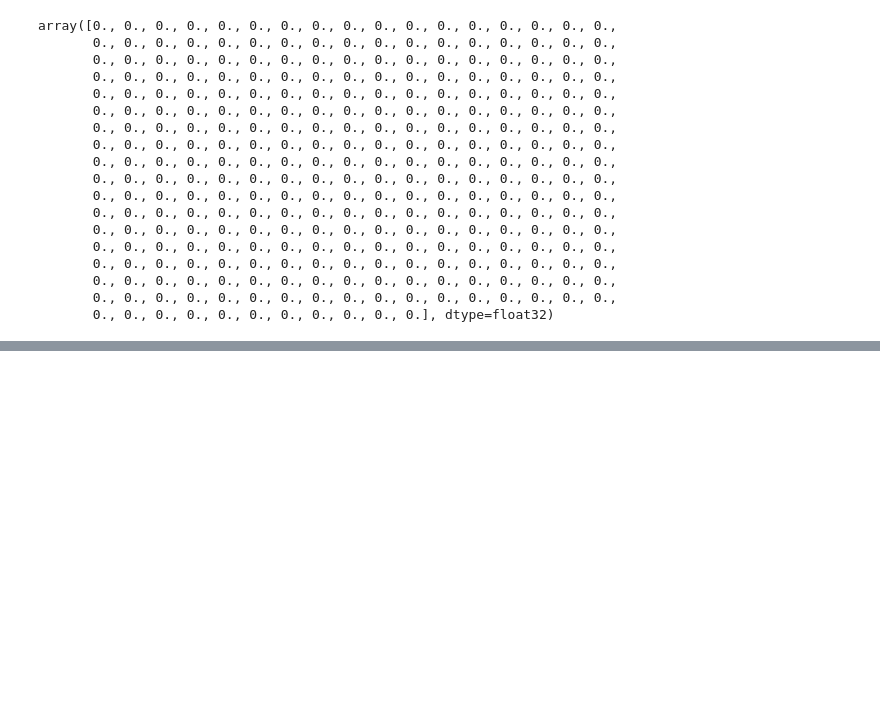
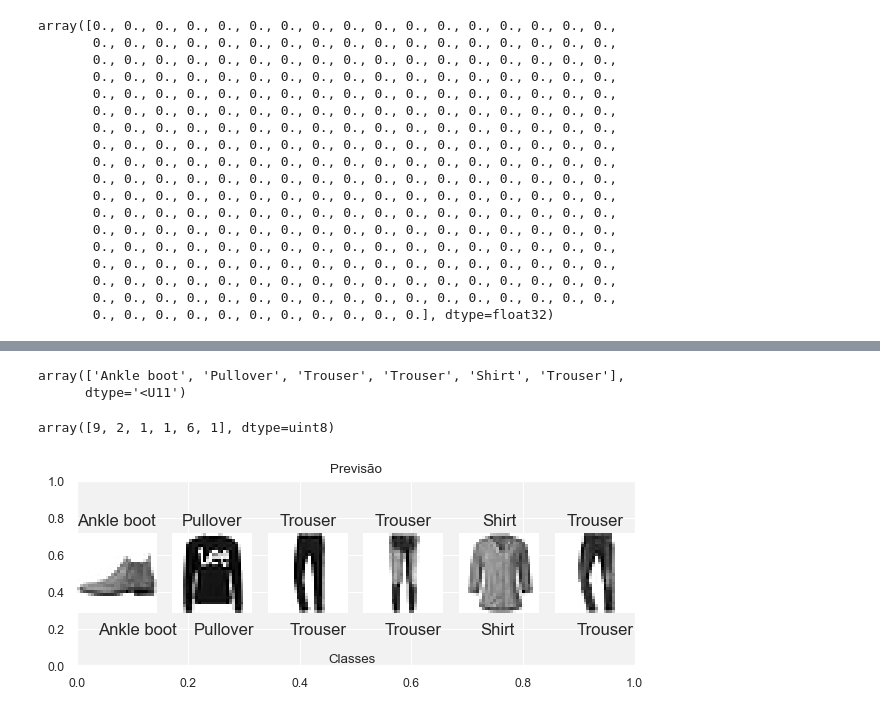
Before and after one commit to Krupique/ai-projects, a Jupyter notebook: 02-basic-projects/basic-classifier.ipynb, the cells around one changed output, grey strips where cells are left out. Cells and saved outputs as stored; diff of their text form; code cells hidden in the pictures; blank space fills up the shorter version.

Commit message:
Creating predicts

```diff
--- a/02-basic-projects/basic-classifier.ipynb
+++ b/02-basic-projects/basic-classifier.ipynb
@@ -163,0 +207,4 @@ array([0., 0., 0., 0., 0., 0., 0., 0., 0., 0., 0., 0., 0., 0., 0., 0., 0.,
+# %%
+X_new = X_test[0:6]
+y_proba = model.predict(X_new)
+y_proba.round(2)
@@ -163,0 +227,25 @@ array([0., 0., 0., 0., 0., 0., 0., 0., 0., 0., 0., 0., 0., 0., 0., 0., 0.,
+# %%
+np.array(class_names)[y_pred]
+# %% [output]
+array(['Ankle boot', 'Pullover', 'Trouser', 'Trouser', 'Shirt', 'Trouser'],
+      dtype='<U11')
+# %%
+y_new = y_test[0:6]
+y_new
+# %% [output]
+array([9, 2, 1, 1, 6, 1], dtype=uint8)
+# %%
+plt.figure(figsize=(7.2, 2.4))
+plt.title('Previsão')
+for index, image in enumerate(X_new):
+    plt.subplot(1, 6, index + 1)
+    plt.imshow(image, cmap="binary", interpolation="nearest")
+    plt.axis('off')
+    plt.title(class_names[y_test[index]], fontsize=12)
+    plt.text(7, 35, class_names[y_new[index]], fontsize = 12)
+
+plt.text(-80, 45, 'Classes')
+plt.subplots_adjust(wspace=0.2, hspace=0.5)
+plt.show()
+# %% [output]
+[figure, added]
```
Also changed, not shown: parts of 8 cells of this notebook.
